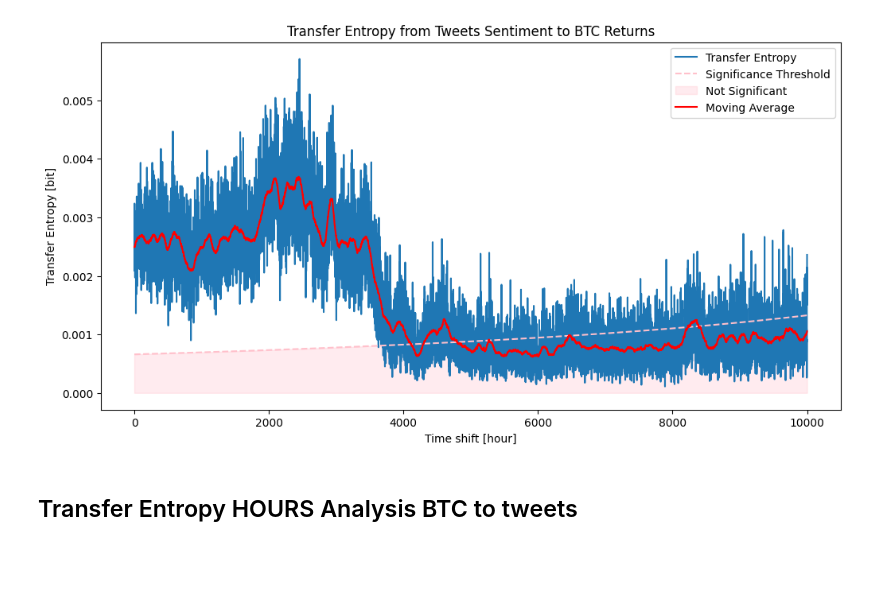
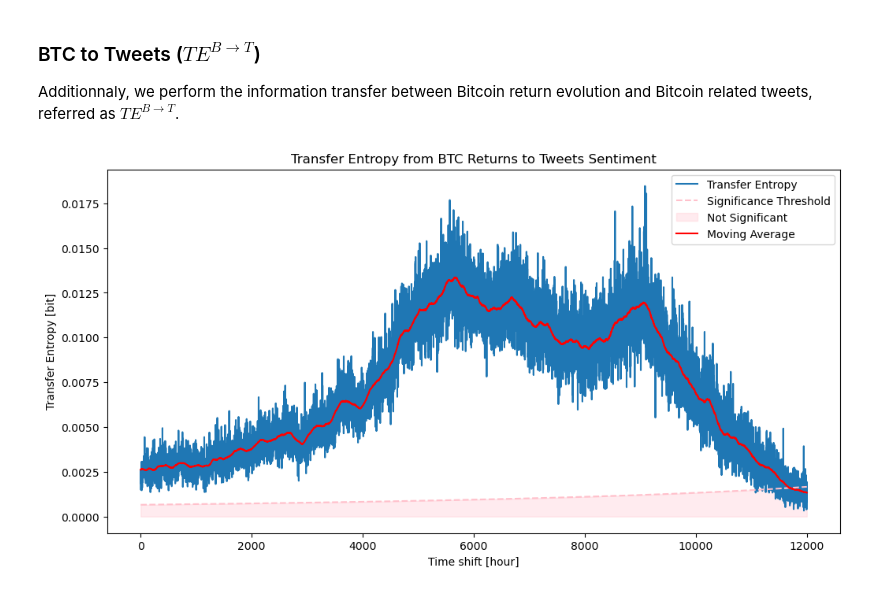
Before and after one commit to paulo-03/bitcoin_twitter, a Jupyter notebook: transfer_entropy.ipynb, the cells around one changed output. Cells and saved outputs as stored; diff of their text form; code cells hidden in the pictures; blank space fills up the shorter version.

```diff
--- a/transfer_entropy.ipynb
+++ b/transfer_entropy.ipynb
@@ -109,9 +124,10 @@ TE_computer.plot_transfer_entropy_on_lags(delays=range(0, 200), k=1, moving_aver
-# %%
-TE_computer.plot_transfer_entropy_on_lags(delays=range(0, 10000), k=1, moving_average_window=100,
-                                          case="tweet_to_btc_hours")
-# %% [output]
-[figure, removed]
-# %% [markdown]
-## Transfer Entropy HOURS Analysis BTC to tweets
+# %% [markdown]
+### BTC to Tweets ($TE^{B \rightarrow T}$)
+
+Additionnaly, we perform the information transfer between Bitcoin return evolution and Bitcoin related tweets, referred as $TE^{B \rightarrow T}$.
 # %%
 TE_computer = TweetsToBtcTransferEntropy(btc_labels, tweets_labels)
+TE_computer.plot_transfer_entropy_on_lags(delays=range(0, 12000), k=1, moving_average_window=200,
+                                          case="btc_to_tweet_hours")
+# %% [output]
+[figure, added]
```
Also changed, not shown: parts of 27 cells of this notebook, 11 other files.
